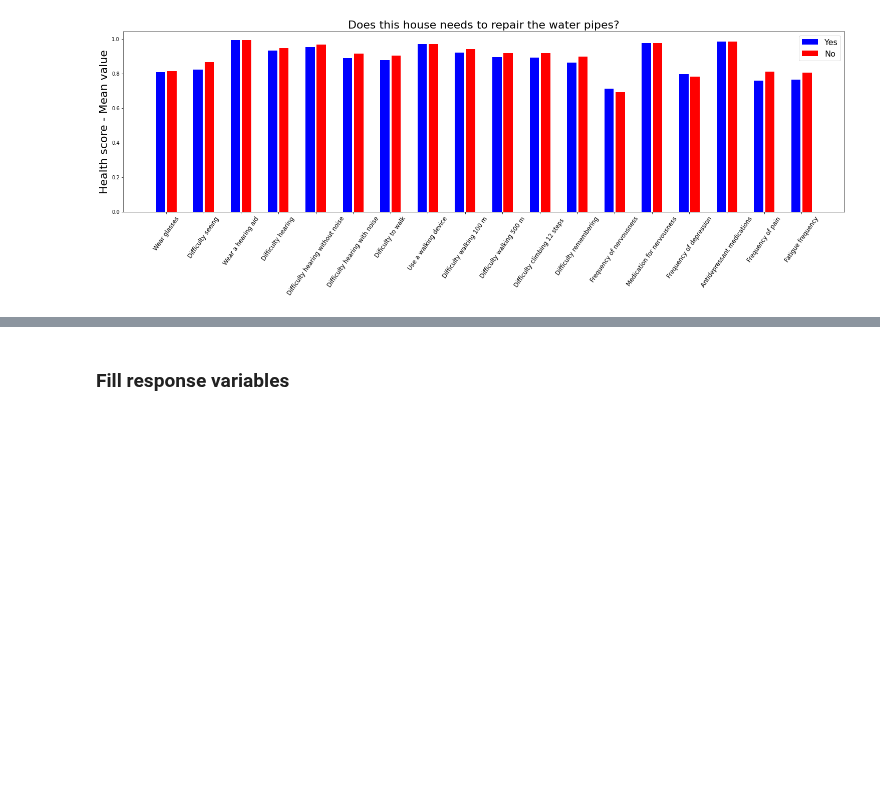
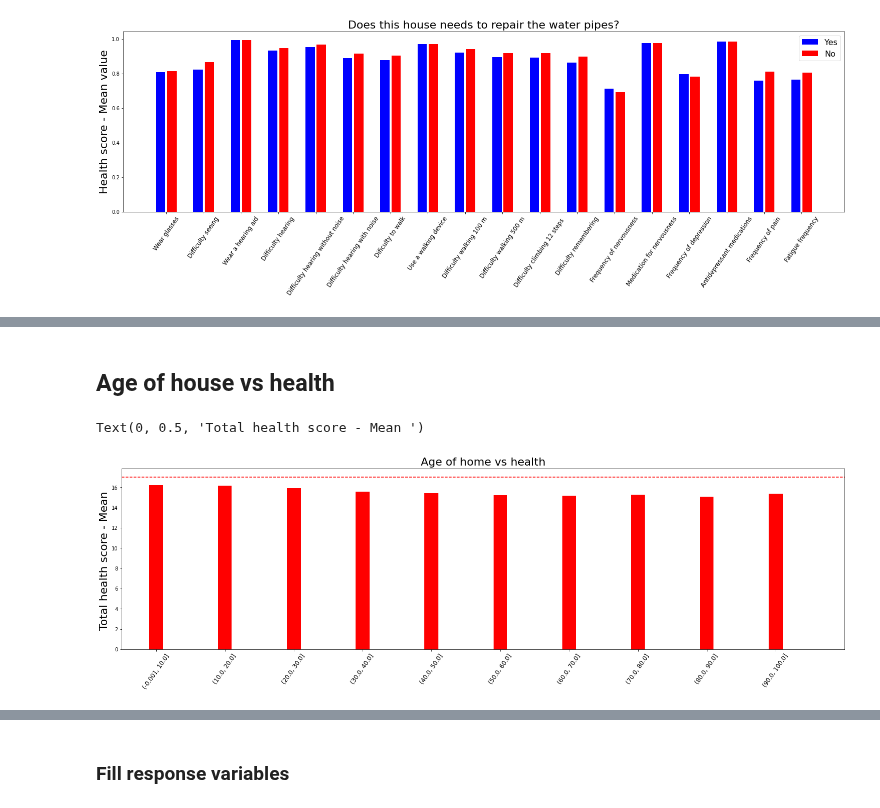
Before and after one commit to emarazz/ada_2020, a Jupyter notebook: Homework/04 - Detection of housing-health relationship/p4.ipynb, the cells around one changed output, grey strips where cells are left out. Cells and saved outputs as stored; diff of their text form; code cells hidden in the pictures; blank space fills up the shorter version.

```diff
--- a/Homework/04 - Detection of housing-health relationship/p4.ipynb
+++ b/Homework/04 - Detection of housing-health relationship/p4.ipynb
@@ -146,0 +184,26 @@ for house_item in important_house_var:
+# %% [markdown]
+## Age of house vs health
+# %%
+data_person_all['Age_home_cat']=pd.cut(data_person_all['Age_of_the_home'], bins=[0,10,20,30,40,50,60,70,80,90,100], include_lowest=True)
+answers=sorted(data_person_all['Age_home_cat'].value_counts().index)
+len_answers=len(answers)
+means = [None] *len_answers
+for index,item in enumerate(answers):
+    means[index]=data_person_all[data_person_all['Age_home_cat']==item].apply(lambda x: sum([x[i] for i in health_var]), axis=1).mean()
+
+fig= plt.figure(figsize=(20,5))
+ax = fig.add_axes([0,0,1,1])
+x = np.arange(len_answers)  # the label locations
+width = 0.3  # the width of the bars
+
+ax.bar(x, means, color = 'r', width = 0.2)
+plt.hlines(17,-0.5,10,linestyle = '--',color='r')
+plt.xlim(-0.5,10)
+ax.set_xticks(x)
+ax.set_xticklabels(answers,rotation='55',fontsize=12)
+
+plt.title('Age of home vs health',fontsize=22)
+plt.ylabel('Total health score - Mean ',fontsize=22)
+# %% [output]
+Text(0, 0.5, 'Total health score - Mean ')
+[figure, added]
```
Also changed, not shown: parts of 15 cells of this notebook.
